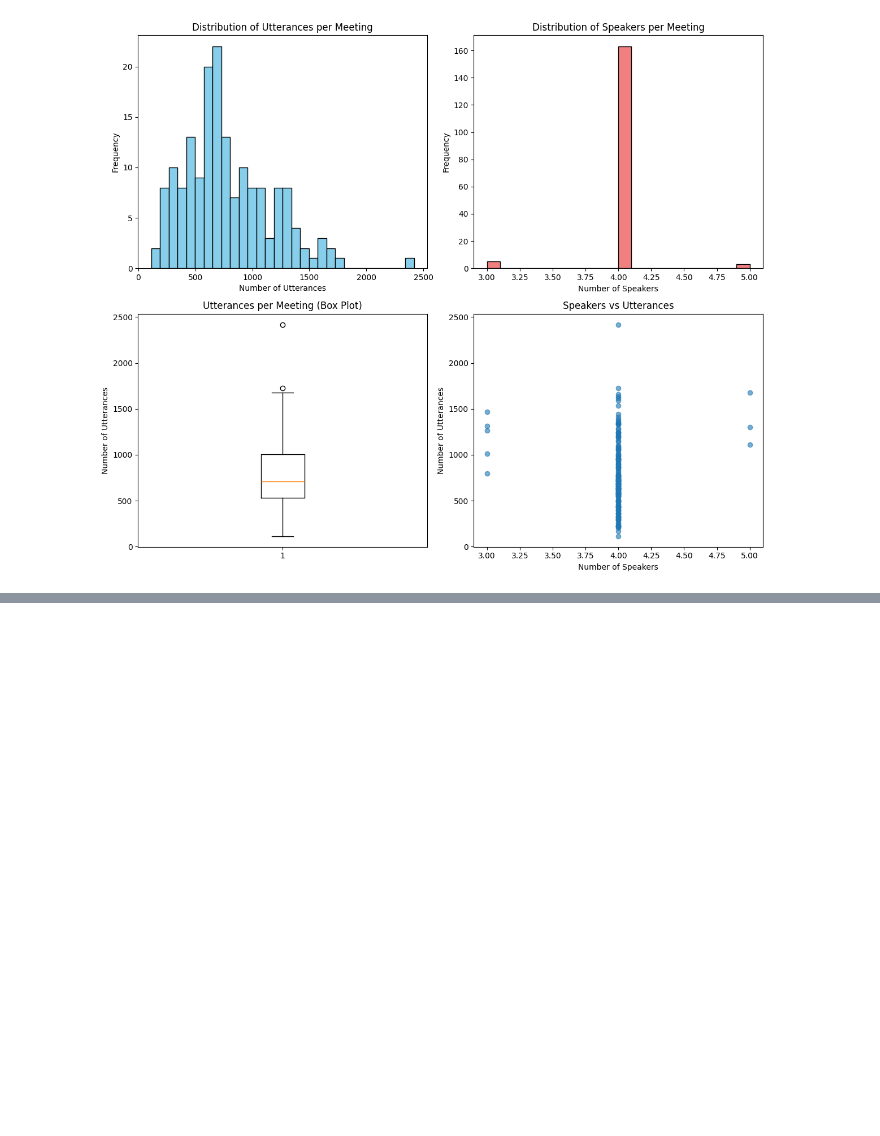
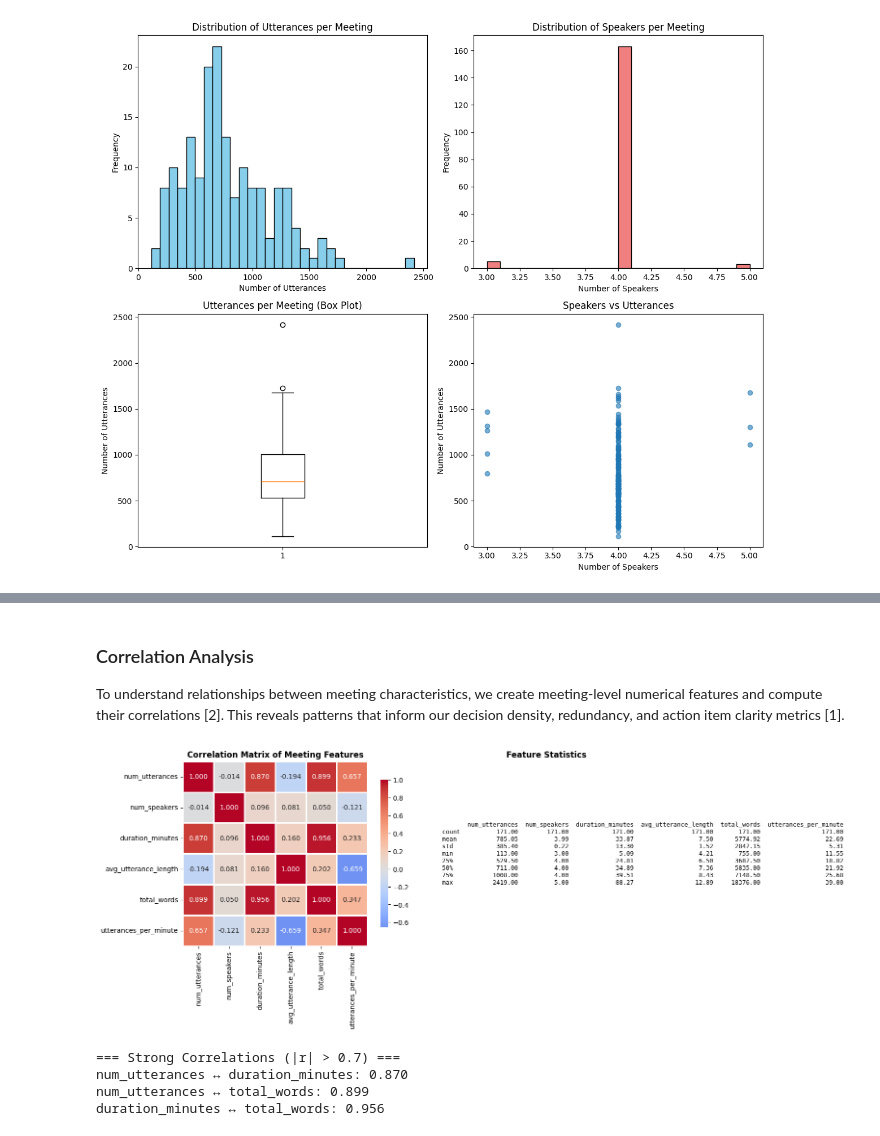
Before and after one commit to asamr-ufl/CAP5771_Meeting-Transcript-Analyzer, a Jupyter notebook: code/milestone1_analysis.ipynb, the cells around one changed output, grey strips where cells are left out. Drawn from its saved outputs; the diff is of its cells as text; code cells hidden in the pictures; blank space fills up the shorter version.

Commit message:
M1-Complete: Add data dictionary variables extraction and correlation matrix analysis

```diff
--- a/code/milestone1_analysis.ipynb
+++ b/code/milestone1_analysis.ipynb
@@ -365,0 +399,60 @@ plt.show()
+# %% [markdown]
+### Correlation Analysis
+
+To understand relationships between meeting characteristics, we create meeting-level numerical features and compute their correlations [2]. This reveals patterns that inform our decision density, redundancy, and action item clarity metrics [1].
+# %%
+import seaborn as sns
+import matplotlib.pyplot as plt
+
+# Create meeting-level features for correlation analysis
+meeting_features = []
+
+for meeting in df_utterances['meeting_id'].unique():
+    meeting_data = df_utterances[df_utterances['meeting_id'] == meeting]
+    timestamps = meeting_data['begin_time'].values
+    texts = meeting_data['text'].values
+
+    meeting_features.append({
+        'num_utterances': len(meeting_data),
+        'num_speakers': meeting_data['speaker_id'].nunique(),
+        'duration_minutes': (timestamps.max() - timestamps.min()) / 60 if len(timestamps) > 1 else 0,
+        'avg_utterance_length': np.mean([len(t.split()) for t in texts]),
+        'total_words': sum([len(t.split()) for t in texts]),
+        'utterances_per_minute': len(meeting_data) / ((timestamps.max() - timestamps.min()) / 60)
+            if len(timestamps) > 1 and timestamps.max() > timestamps.min() else 0
+    })
+
+df_features = pd.DataFrame(meeting_features)
+
+# Compute correlation matrix
+correlation_matrix = df_features.corr()
+
+# Visualize
+fig, (ax1, ax2) = plt.subplots(1, 2, figsize=(16, 6))
+
+# Heatmap
+sns.heatmap(correlation_matrix, annot=True, fmt='.3f', cmap='coolwarm',
+            center=0, square=True, linewidths=1, ax=ax1, cbar_kws={"shrink": 0.8})
+ax1.set_title('Correlation Matrix of Meeting Features', fontsize=12, fontweight='bold')
+
+# Descriptive statistics
+ax2.axis('off')
+stats_text = df_features.describe().round(2).to_string()
+ax2.text(0.1, 0.5, stats_text, fontsize=9, family='monospace', va='center')
+ax2.set_title('Feature Statistics', fontsize=12, fontweight='bold')
+
+plt.tight_layout()
+plt.show()
+
+print("\n=== Strong Correlations (|r| > 0.7) ===")
+for i in range(len(correlation_matrix.columns)):
+    for j in range(i+1, len(correlation_matrix.columns)):
+        corr_value = correlation_matrix.iloc[i, j]
+        if abs(corr_value) > 0.7:
+            print(f"{correlation_matrix.columns[i]} ↔ {correlation_matrix.columns[j]}: {corr_value:.3f}")
+# %% [output]
+[figure, added]
+=== Strong Correlations (|r| > 0.7) ===
+num_utterances ↔ duration_minutes: 0.870
+num_utterances ↔ total_words: 0.899
+duration_minutes ↔ total_words: 0.956
```
Also changed, not shown: parts of 6 cells of this notebook.
